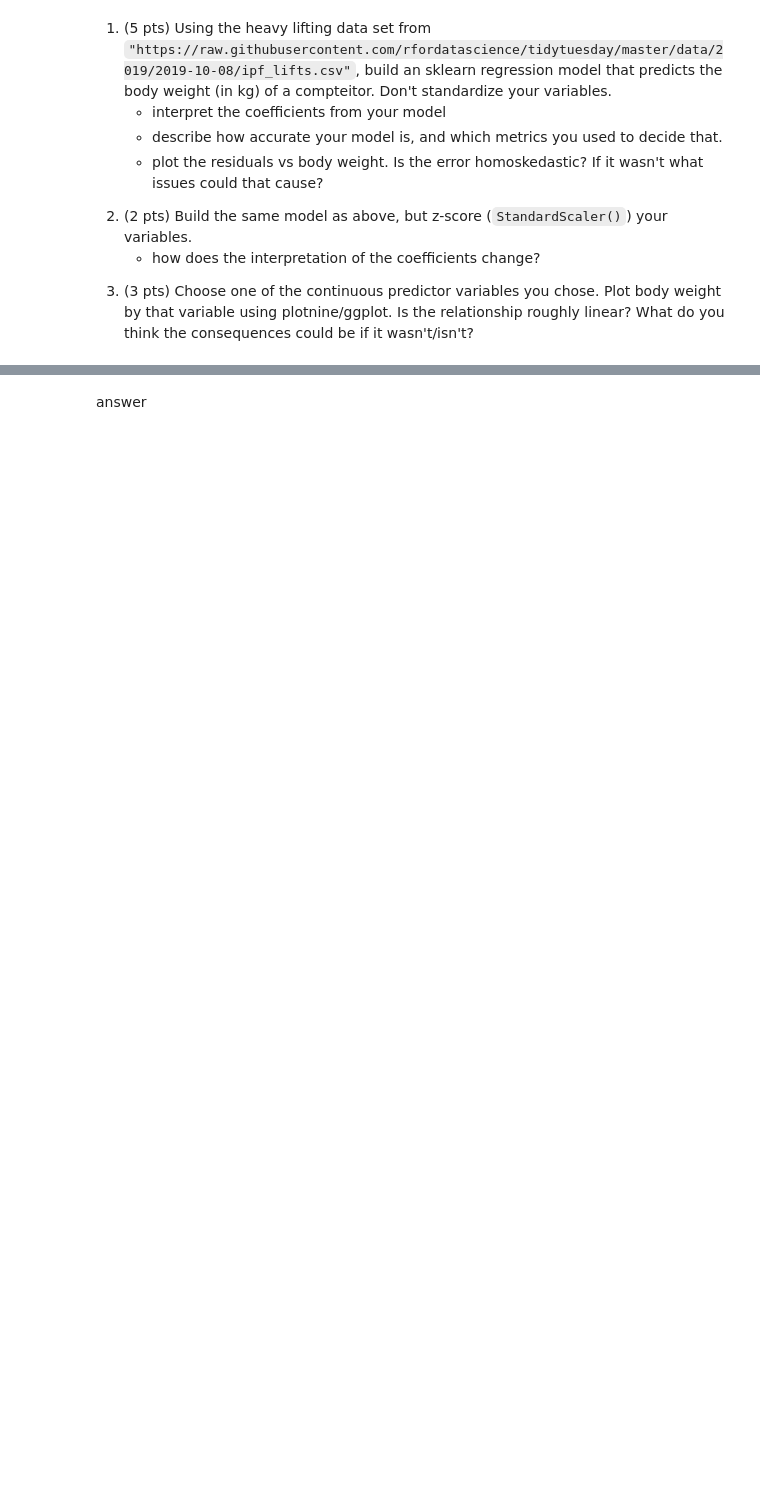
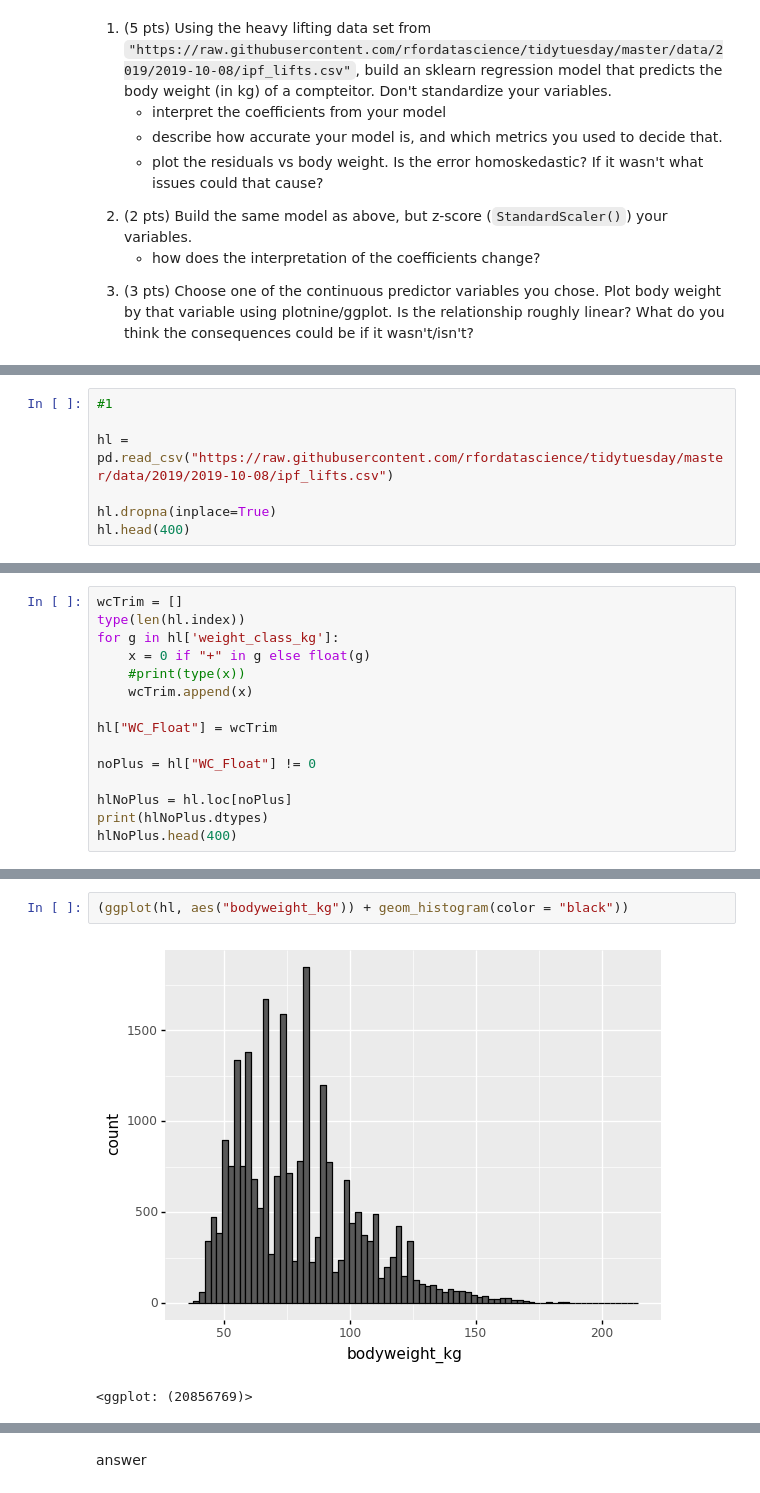
Before and after one commit to danshaub/CPSC392ParlettPelleriti, a Jupyter notebook: Assignments/HW2.ipynb, the cells around one changed output, grey strips where cells are left out. Cells and saved outputs as stored; diff of their text form; blank space fills up the shorter version.

```diff
--- a/Assignments/HW2.ipynb
+++ b/Assignments/HW2.ipynb
@@ -26,0 +43,7 @@
+# %%
+#1
+
+hl = pd.read_csv("https://raw.githubusercontent.com/rfordatascience/tidytuesday/master/data/2019/2019-10-08/ipf_lifts.csv")
+
+hl.dropna(inplace=True)
+hl.head(400)
@@ -26,0 +68,15 @@
+# %%
+wcTrim = []
+type(len(hl.index))
+for g in hl['weight_class_kg']:
+    x = 0 if "+" in g else float(g)
+    #print(type(x))
+    wcTrim.append(x)
+
+hl["WC_Float"] = wcTrim
+
+noPlus = hl["WC_Float"] != 0
+
+hlNoPlus = hl.loc[noPlus]
+print(hlNoPlus.dtypes)
+hlNoPlus.head(400)
@@ -26,0 +119,5 @@
+# %%
+(ggplot(hl, aes("bodyweight_kg")) + geom_histogram(color = "black"))
+# %% [output]
+[figure, added]
+<ggplot: (20856769)>
```
Also changed, not shown: parts of 41 cells of this notebook, 2 other files.
